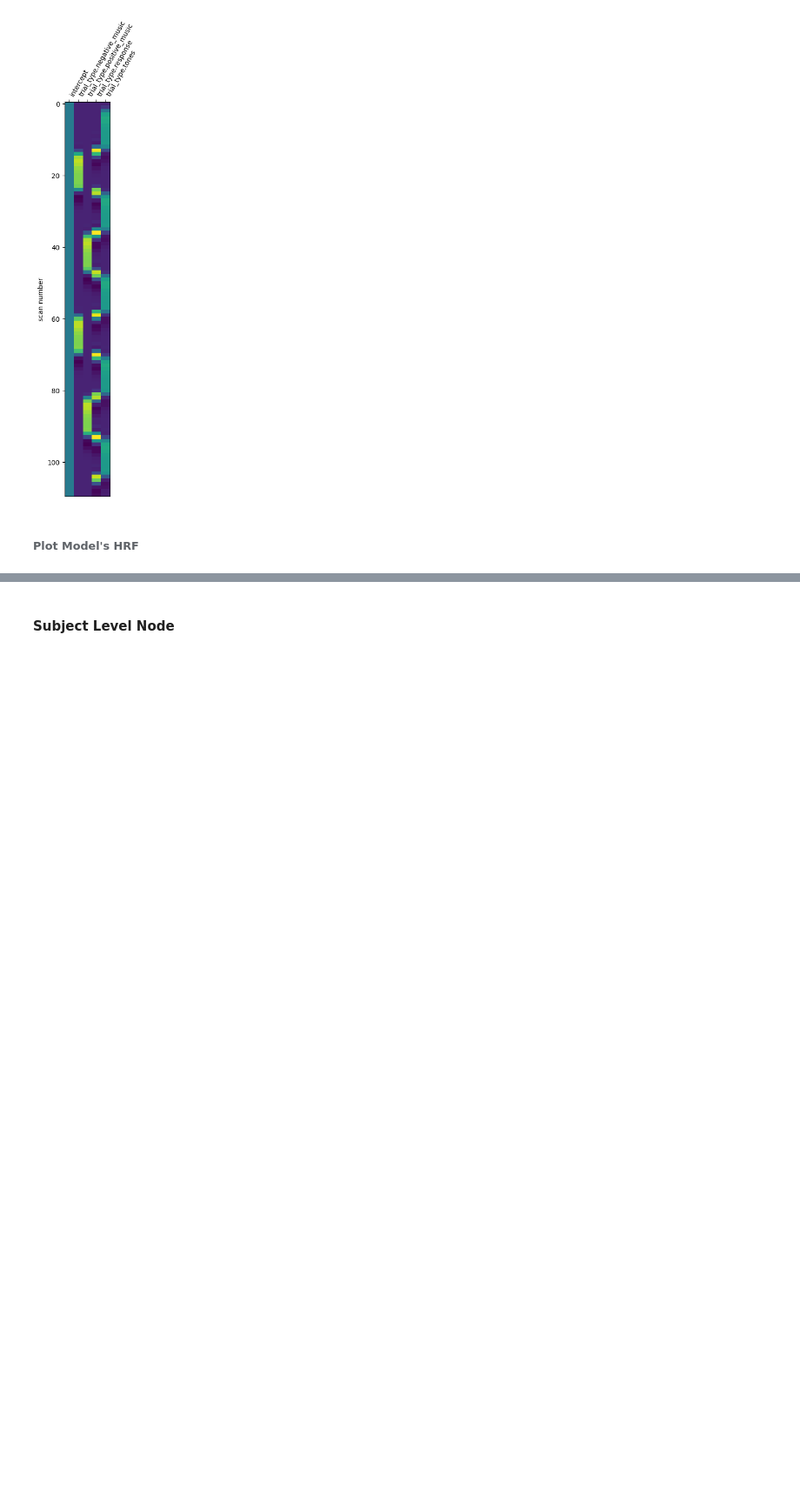
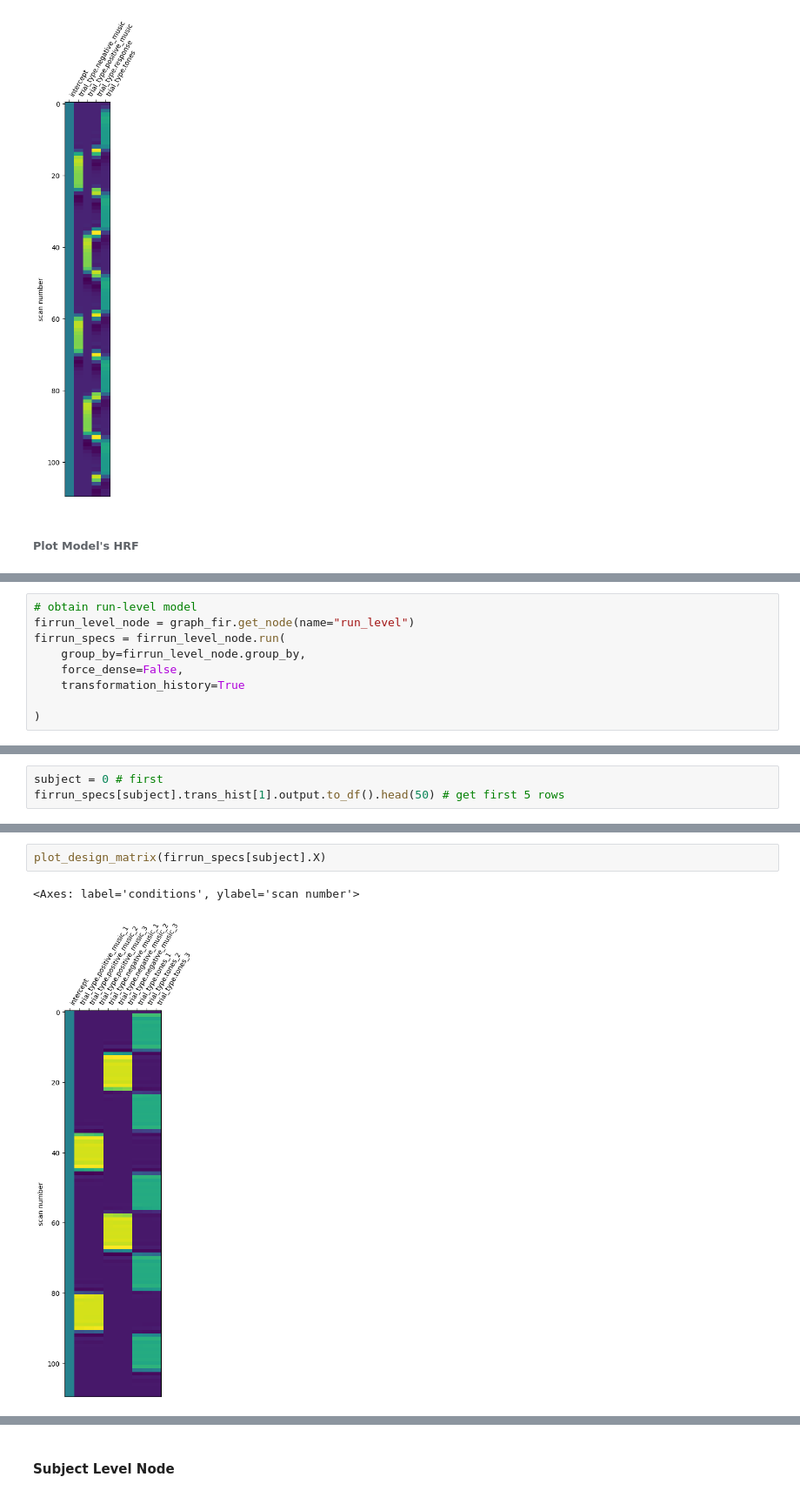
Before and after one commit to demidenm/bidsstatsmod_groupmods, a Jupyter notebook: notebooks/model_illustrations.ipynb, the cells around one changed output, grey strips where cells are left out. Shown at 87% size. Drawn from its saved outputs; the diff is of its cells as text; blank space fills up the shorter version.

```diff
--- a/notebooks/model_illustrations.ipynb
+++ b/notebooks/model_illustrations.ipynb
@@ -528,0 +682,9 @@ plt.show()
+# %%
+# obtain run-level model
+firrun_level_node = graph_fir.get_node(name="run_level")
+firrun_specs = firrun_level_node.run(
+    group_by=firrun_level_node.group_by,
+    force_dense=False,
+    transformation_history=True
+
+)
@@ -528,0 +693,3 @@ plt.show()
+# %%
+subject = 0 # first
+firrun_specs[subject].trans_hist[1].output.to_df().head(50) # get first 5 rows
@@ -528,0 +720,5 @@ plt.show()
+# %%
+plot_design_matrix(firrun_specs[subject].X)
+# %% [output]
+<Axes: label='conditions', ylabel='scan number'>
+[figure, added]
```
Also changed, not shown: parts of 50 cells of this notebook.
